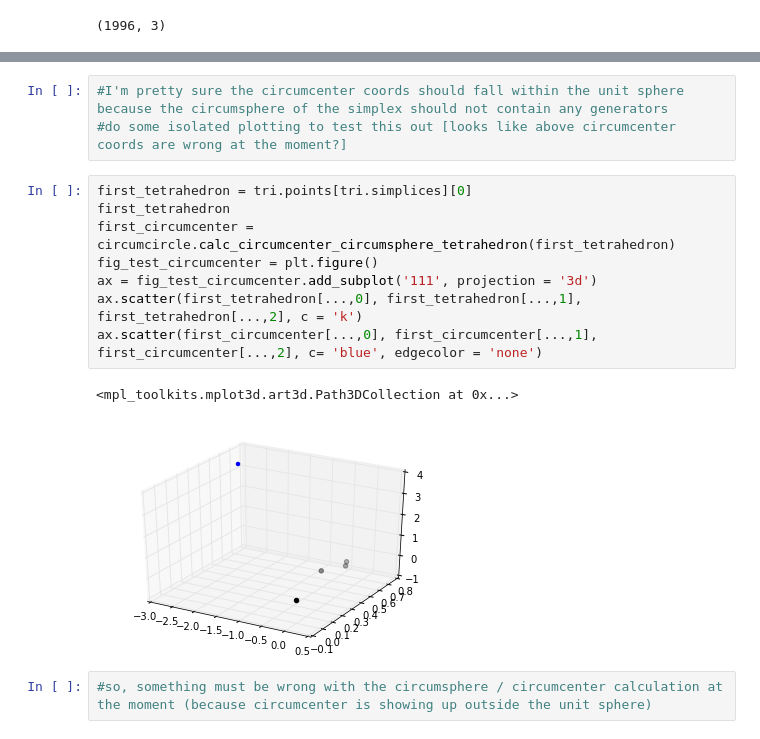
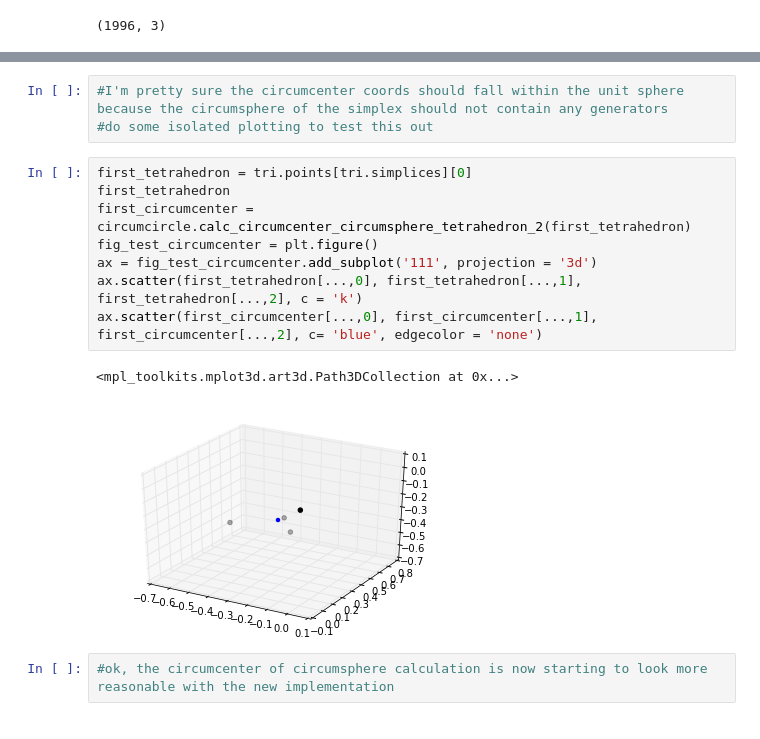
Before and after one commit to tylerjereddy/py_sphere_Voronoi, a Jupyter notebook: Delaunay_centroid_approach.ipynb, the cells around one changed output, grey strips where cells are left out. Drawn from its saved outputs; the diff is of its cells as text.

Commit message:
-implemented the circumcenter of tetrahedron circumsphere code into new Voronoi algorithm workflow (now appears to be working based on isolated tetrahedral test case)

```diff
--- a/Delaunay_centroid_approach.ipynb
+++ b/Delaunay_centroid_approach.ipynb
@@ -91,16 +91,16 @@ array([[ -2.69205913,   0.61915845,   3.69057725],
 # %%
 #I'm pretty sure the circumcenter coords should fall within the unit sphere because the circumsphere of the simplex should not contain any generators
-#do some isolated plotting to test this out [looks like above circumcenter coords are wrong at the moment?]
+#do some isolated plotting to test this out
 # %%
 first_tetrahedron = tri.points[tri.simplices][0]
 first_tetrahedron
-first_circumcenter = circumcircle.calc_circumcenter_circumsphere_tetrahedron(first_tetrahedron)
+first_circumcenter = circumcircle.calc_circumcenter_circumsphere_tetrahedron_2(first_tetrahedron)
 fig_test_circumcenter = plt.figure()
 ax = fig_test_circumcenter.add_subplot('111', projection = '3d')
 ax.scatter(first_tetrahedron[...,0], first_tetrahedron[...,1], first_tetrahedron[...,2], c = 'k')
 ax.scatter(first_circumcenter[...,0], first_circumcenter[...,1], first_circumcenter[...,2], c= 'blue', edgecolor = 'none')
 # %% [output]
 <mpl_toolkits.mplot3d.art3d.Path3DCollection at 0x...>
-[figure, old version]
+[figure, new version]
-# %%
-#so, something must be wrong with the circumsphere / circumcenter calculation at the moment (because circumcenter is showing up outside the unit sphere)
+# %%
+#ok, the circumcenter of circumsphere calculation is now starting to look more reasonable with the new implementation
```
Also changed, not shown: parts of 2 cells of this notebook, 1 other file.
